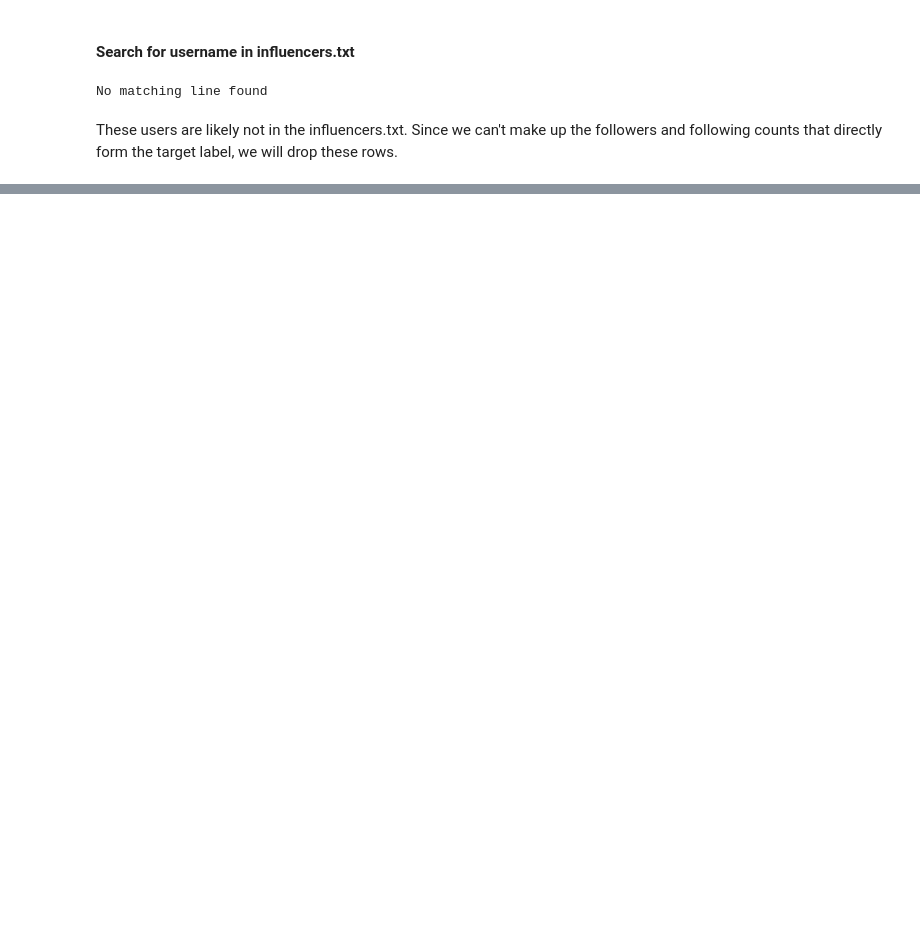
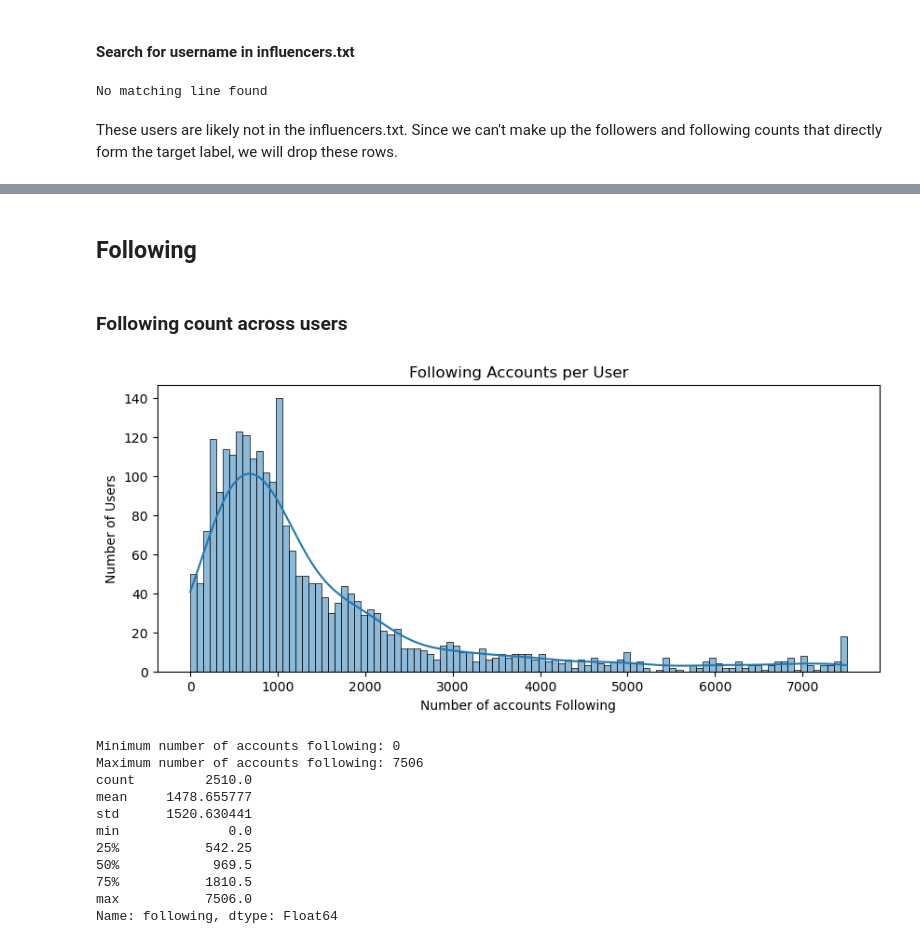
Before and after one commit to cheriechia/genAI-deepL-project, a Jupyter notebook: eda_preprocessing_large.ipynb, the cells around one changed output, grey strips where cells are left out. Cells and saved outputs as stored; diff of their text form; code cells hidden in the pictures; blank space fills up the shorter version.

```diff
--- a/eda_preprocessing_large.ipynb
+++ b/eda_preprocessing_large.ipynb
@@ -101,16 +0,0 @@ mapping_file = os.path.join(directory, "JSON-Image_files_mapping.txt")
-# %%
-# Search for exact username and post id
-target_username = "maddchadd"
-target_post_id = "814722363889295440"
-
-with open(mapping_file, "r", encoding="utf-8") as f:
-    for i, line in enumerate(f, 1):
-        if (
-            line.startswith(target_username + "\t")
-            and target_post_id in line
-        ):
-            print(f"Found at line {i}:")
-            print(line)
-            break
-    else:
-        print("No matching line found")
@@ -584,0 +279,34 @@ memory usage: 11.5+ MB
+# %% [markdown]
+## Following
+# %% [markdown]
+### Following count across users
+# %%
+# Get max number of accounts following, for each user (in case following count changes in different posts)
+user_following = (
+    df.groupby('user_id')['following']
+      .max()
+)
+
+plt.figure(figsize=(10, 4))
+sns.histplot(user_following, bins=100, kde=True)
+plt.title("Following Accounts per User")
+plt.xlabel("Number of accounts Following")
+plt.ylabel("Number of Users")
+plt.show()
+
+print(f"Minimum number of accounts following: {user_following.min()}")
+print(f"Maximum number of accounts following: {user_following.max()}")
+print(user_following.describe())
+# %% [output]
+[figure, added]
+Minimum number of accounts following: 0
+Maximum number of accounts following: 7506
+count         2510.0
+mean     1478.655777
+std      1520.630441
+min              0.0
+25%           542.25
+50%            969.5
+75%           1810.5
+max           7506.0
+Name: following, dtype: Float64
```
Also changed, not shown: parts of 168 cells of this notebook, 7 other files.
